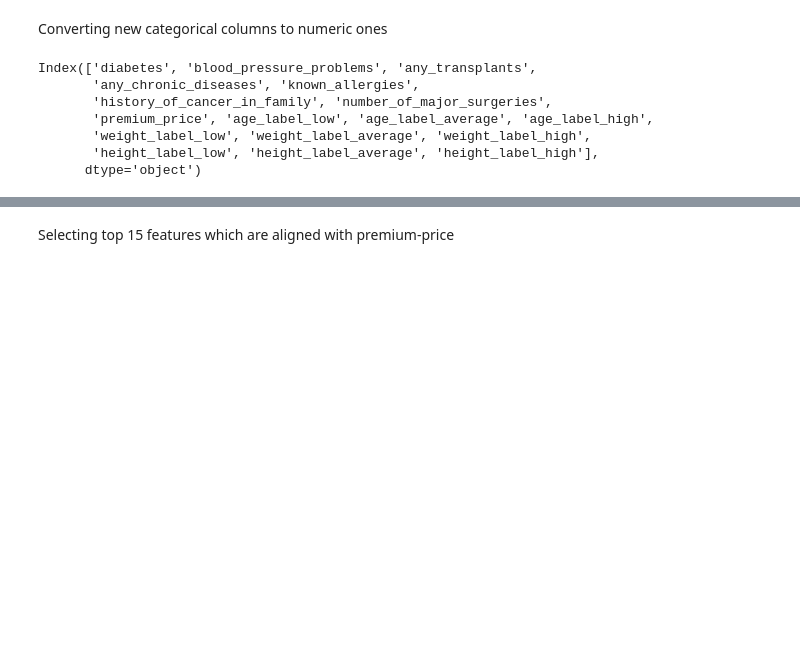
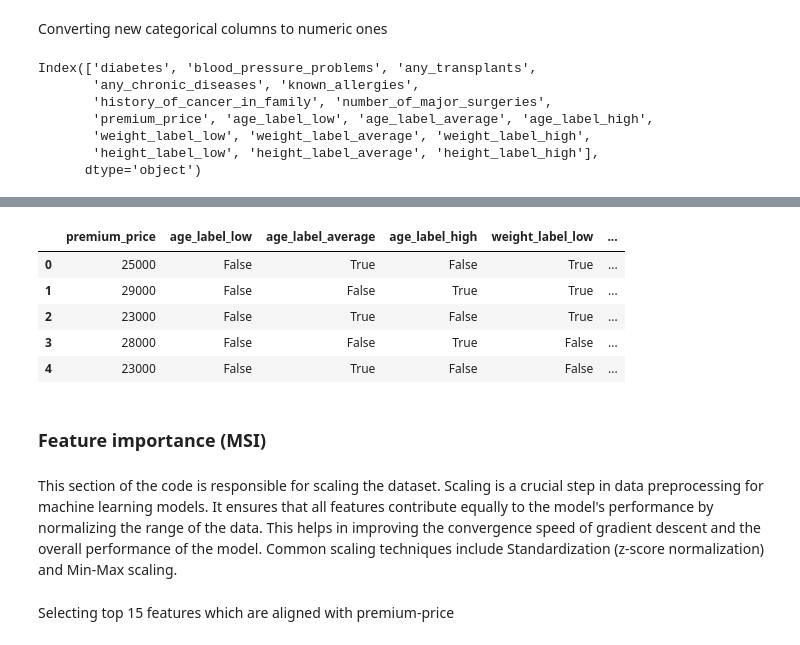
Before and after one commit to kellyvergarat/ML-Medical-Insurance-Prediction, a Jupyter notebook: medical_insurance_regression.ipynb, the cells around one changed output, grey strips where cells are left out. Cells and saved outputs as stored; diff of their text form; code cells hidden in the pictures; blank space fills up the shorter version.

Commit message:
Selected model

```diff
--- a/medical_insurance_regression.ipynb
+++ b/medical_insurance_regression.ipynb
@@ -235,2 +262,26 @@ Scalling the dataset
+# %%
+# List of columns to be one-hot encoded
+columns_to_encode = ['diabetes', 'blood_pressure_problems', 'any_transplants', 'any_chronic_diseases', 'known_allergies', 'history_of_cancer_in_family', 'number_of_major_surgeries']
+
+# Perform one-hot encoding
+df = pd.get_dummies(df, columns=columns_to_encode, drop_first=True)
+
+# Display the first few rows of the encoded dataframe
+df.head()
+# %% [output]
+|  | premium_price | age_label_low | age_label_average | age_label_high | weight_label_low | ... |
+| 0 | 25000 | False | True | False | True | ... |
+| 1 | 29000 | False | False | True | True | ... |
+| 2 | 23000 | False | True | False | True | ... |
+| 3 | 28000 | False | False | True | False | ... |
+| 4 | 23000 | False | True | False | False | ... |
+# %% [markdown]
+### Feature importance (MSI)
+# %% [markdown]
+This section of the code is responsible for scaling the dataset.
+Scaling is a crucial step in data preprocessing for machine learning models.
+It ensures that all features contribute equally to the model's performance by normalizing the range of the data.
+This helps in improving the convergence speed of gradient descent and the overall performance of the model.
+Common scaling techniques include Standardization (z-score normalization) and Min-Max scaling.
 # %%
 from sklearn.preprocessing import StandardScaler
```
Also changed, not shown: parts of 41 cells of this notebook.
